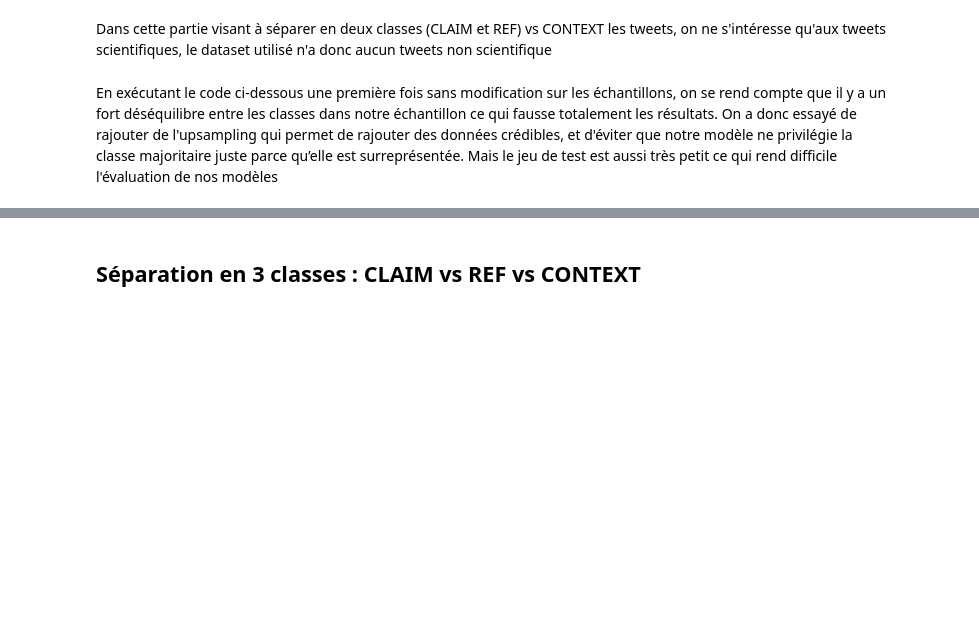
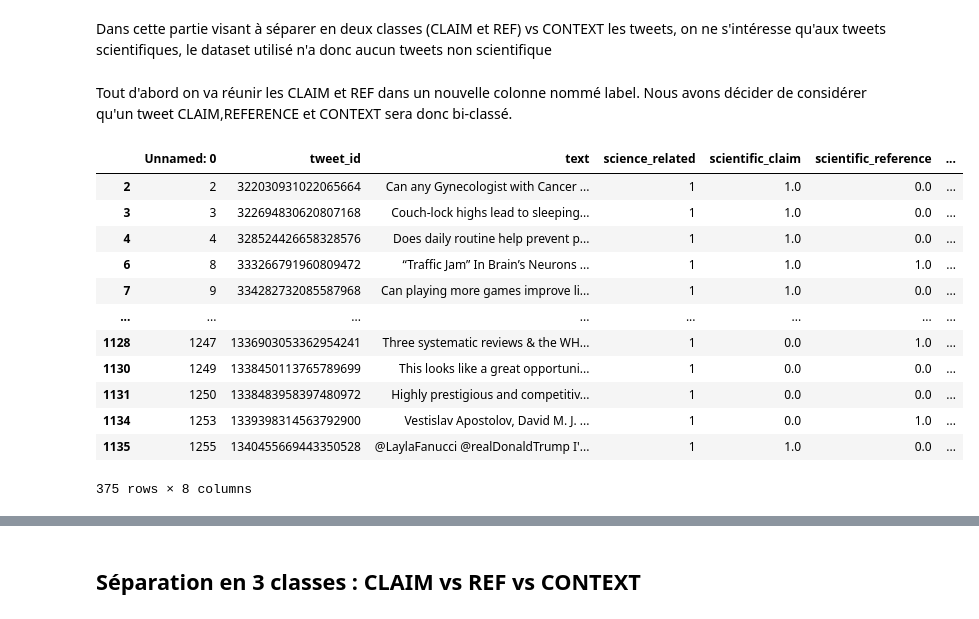
Before and after one commit to Kinadim/ML_projet, a Jupyter notebook: ML_PROJET.ipynb, the cells around one changed output, grey strips where cells are left out. Cells and saved outputs as stored; diff of their text form; code cells hidden in the pictures; blank space fills up the shorter version.

```diff
--- a/ML_PROJET.ipynb
+++ b/ML_PROJET.ipynb
@@ -519,7 +529,32 @@ plt.show()
 ## Séparation en 2 classes : (CLAIM et REF) vs CONTEXT
 # %% [markdown]
 Dans cette partie visant à séparer en deux classes (CLAIM et REF) vs CONTEXT les tweets, on ne s'intéresse qu'aux tweets scientifiques, le dataset utilisé n'a donc aucun tweets non scientifique
-# %% [markdown]
-En exécutant le code ci-dessous une première fois sans modification sur les échantillons, on se rend compte que il y a un fort déséquilibre entre les classes dans notre échantillon ce qui fausse totalement les résultats.
-On a donc essayé de rajouter de l'upsampling qui permet de rajouter des données crédibles, et d'éviter que notre modèle ne privilégie la classe majoritaire juste parce qu’elle est surreprésentée.
-Mais le jeu de test est aussi très petit ce qui rend difficile l'évaluation de nos modèles
+# %% [markdown]
+Tout d'abord on va réunir les CLAIM et REF dans un nouvelle colonne nommé label. Nous avons décider  de considérer qu'un tweet CLAIM,REFERENCE et CONTEXT sera donc bi-classé.
+# %%
+from imblearn.over_sampling import RandomOverSampler
+from sklearn.model_selection import train_test_split
+from sklearn.metrics import accuracy_score, classification_report
+
+task2_results= []
+
+# Étape 1 : préparer les données
+sci_df = df[df['science_related'] == 1].copy()
+task2_df = sci_df.copy()
+task2_df['claim&ref'] = task2_df[['scientific_claim', 'scientific_reference']].max(axis=1)
+
+display(task2_df)
+# %% [output]
+|  | Unnamed: 0 | tweet_id | text | science_related | scientific_claim | scientific_reference | ... |
+| 2 | 2 | 322030931022065664 | Can any Gynecologist with Cancer ... | 1 | 1.0 | 0.0 | ... |
+| 3 | 3 | 322694830620807168 | Couch-lock highs lead to sleeping... | 1 | 1.0 | 0.0 | ... |
+| 4 | 4 | 328524426658328576 | Does daily routine help prevent p... | 1 | 1.0 | 0.0 | ... |
+| 6 | 8 | 333266791960809472 | “Traffic Jam” In Brain’s Neurons ... | 1 | 1.0 | 1.0 | ... |
+| 7 | 9 | 334282732085587968 | Can playing more games improve li... | 1 | 1.0 | 0.0 | ... |
+| ... | ... | ... | ... | ... | ... | ... | ... |
+| 1128 | 1247 | 1336903053362954241 | Three systematic reviews & the WH... | 1 | 0.0 | 1.0 | ... |
+| 1130 | 1249 | 1338450113765789699 | This looks like a great opportuni... | 1 | 0.0 | 0.0 | ... |
+| 1131 | 1250 | 1338483958397480972 | Highly prestigious and competitiv... | 1 | 0.0 | 0.0 | ... |
+| 1134 | 1253 | 1339398314563792900 | Vestislav Apostolov, David M. J. ... | 1 | 0.0 | 1.0 | ... |
+| 1135 | 1255 | 1340455669443350528 | @LaylaFanucci @realDonaldTrump I'... | 1 | 1.0 | 0.0 | ... |
+375 rows × 8 columns
```
Also changed, not shown: parts of 12 cells of this notebook.
